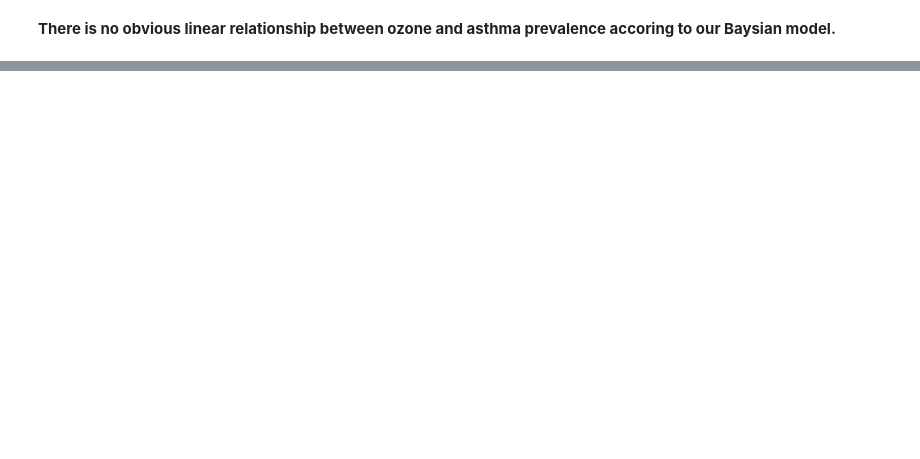
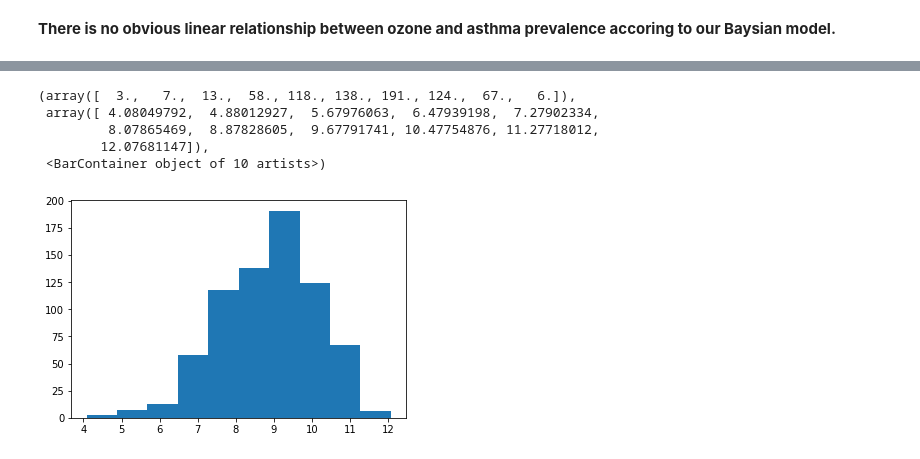
Before and after one commit to lucy-tian/project102, a Jupyter notebook: Data C102 project_ck2_v3.ipynb, the cells around one changed output, grey strips where cells are left out. Cells and saved outputs as stored; diff of their text form; code cells hidden in the pictures; blank space fills up the shorter version.

```diff
--- a/Data C102 project_ck2_v3.ipynb
+++ b/Data C102 project_ck2_v3.ipynb
@@ -1649,0 +1663,9 @@ Keep up to date with `ArviZ <https://arviz-devs.github.io/arviz/>`_ for future u
+# %%
+plt.hist(prevalence_race_state_onehot2['PM25'])
+# %% [output]
+(array([  3.,   7.,  13.,  58., 118., 138., 191., 124.,  67.,   6.]),
+ array([ 4.08049792,  4.88012927,  5.67976063,  6.47939198,  7.27902334,
+         8.07865469,  8.87828605,  9.67791741, 10.47754876, 11.27718012,
+        12.07681147]),
+ <BarContainer object of 10 artists>)
+[figure, added]
```
Also changed, not shown: parts of 41 cells of this notebook.
